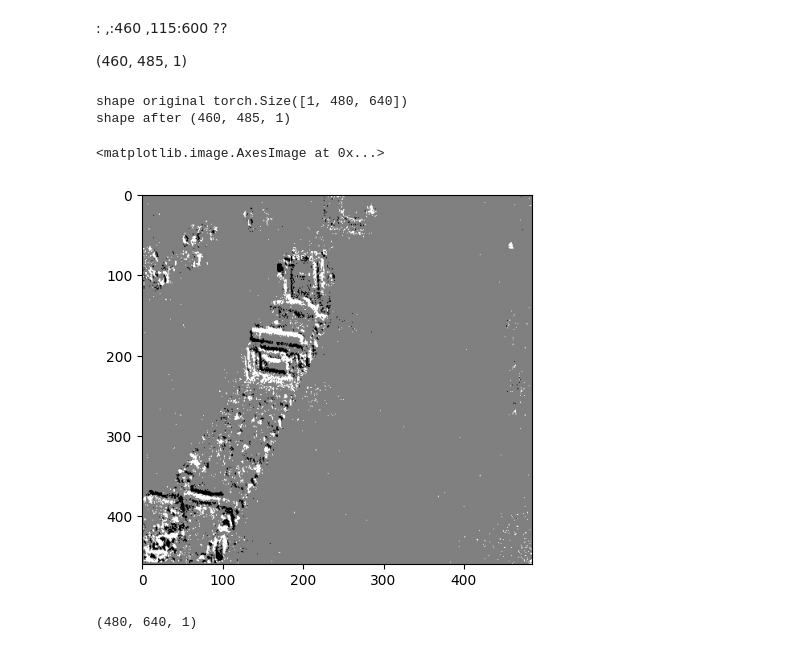
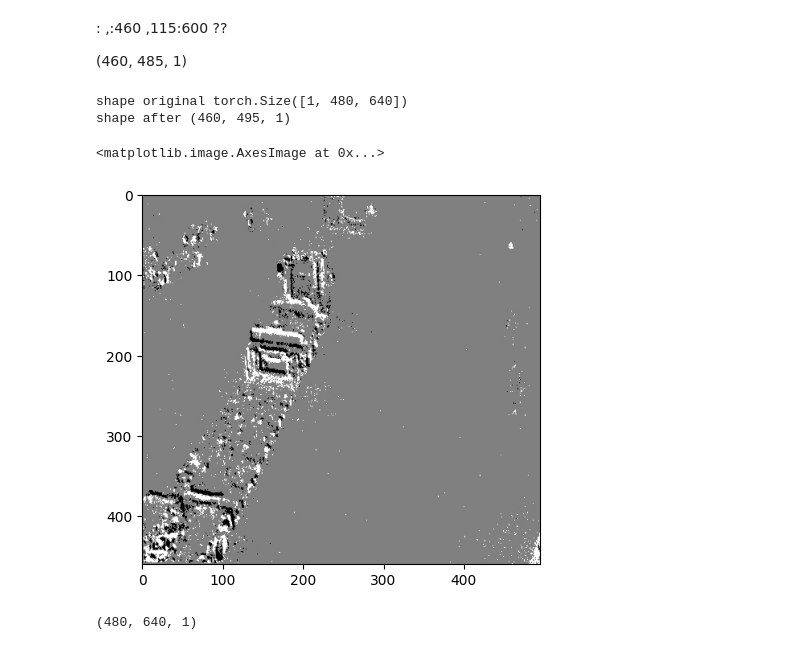
Before and after one commit to eljoserass/noise_in_snn, a Jupyter notebook: notebooks/peekabo.ipynb, the cells around one changed output. Saved outputs shown, nothing was run; the diff lists cells and outputs as text; code cells hidden in the pictures.

```diff
--- a/notebooks/peekabo.ipynb
+++ b/notebooks/peekabo.ipynb
@@ -119,17 +119,17 @@ eb based image
 # %%
 image_eb =  img_eb.numpy().transpose(1, 2, 0)
 
 print ("shape original", img_eb.shape)
 
-image_eb_cropped = img_eb[:,0:460, 115:600].numpy().transpose(1, 2, 0)
+image_eb_cropped = img_eb[:,0:460, 115:610].numpy().transpose(1, 2, 0)
 
 print ("shape after", image_eb_cropped.shape)
 plt.imshow(image_eb_cropped, cmap='gray')
 # %% [output]
 shape original torch.Size([1, 480, 640])
-shape after (460, 485, 1)
+shape after (460, 495, 1)
 <matplotlib.image.AxesImage at 0x...>
-[figure, old version]
+[figure, new version]
 # %%
 print( image_eb.shape)
 
```
Also changed, not shown: parts of 2 cells of this notebook, 1 other file.
